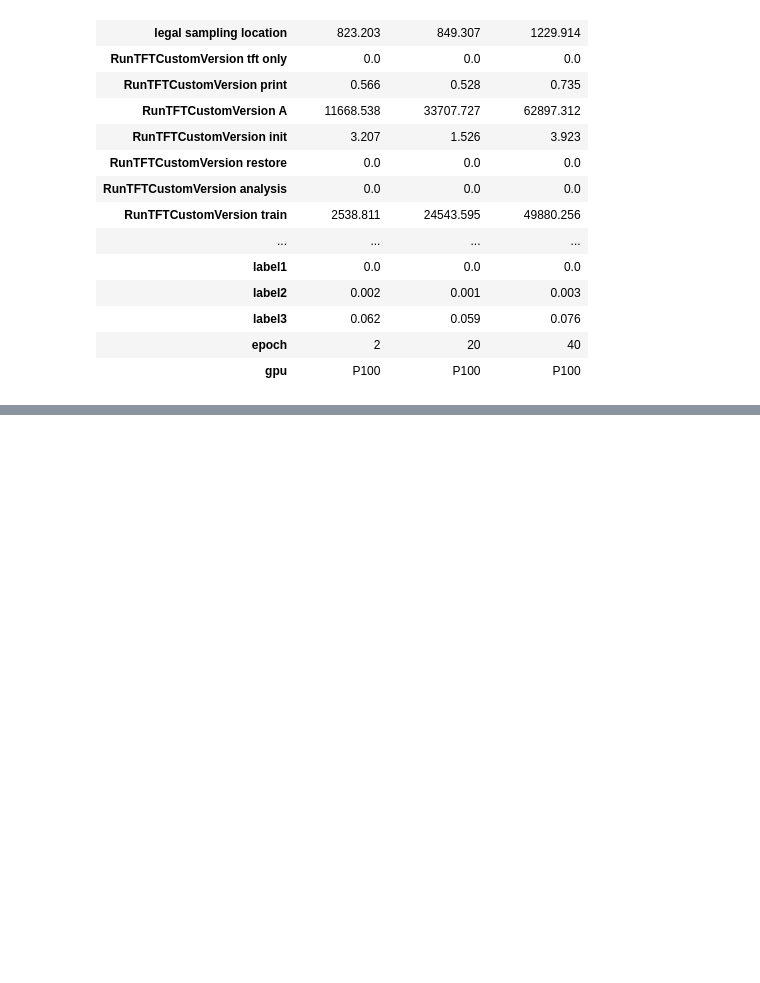
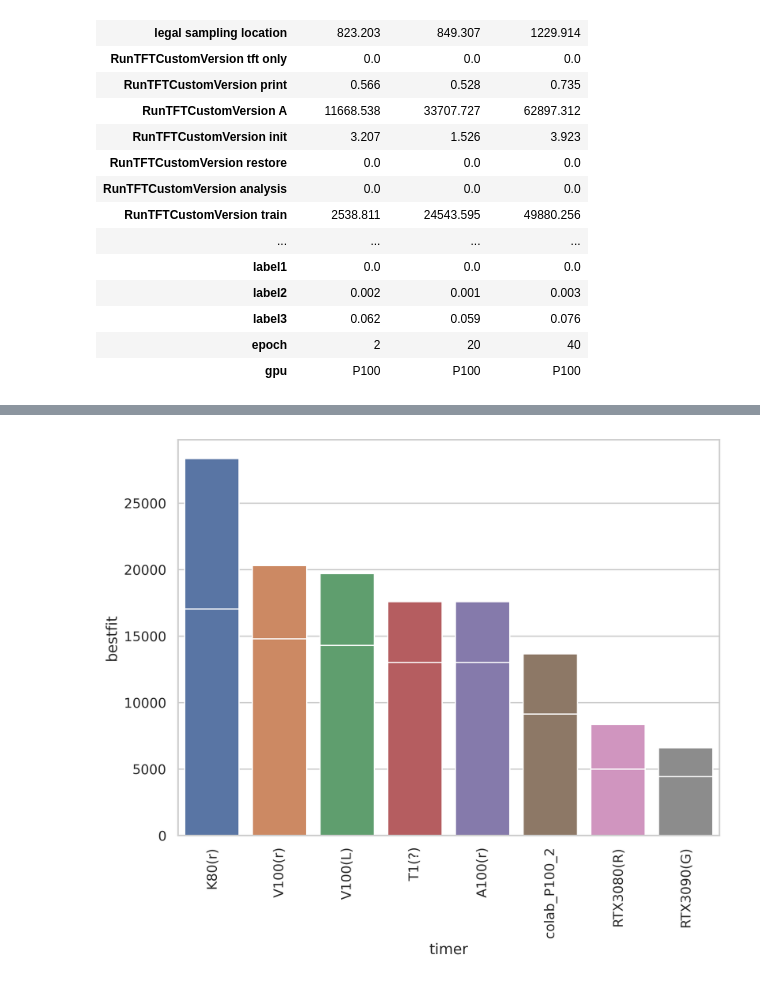
Before and after one commit to laszewsk/mlcommons, a Jupyter notebook: benchmarks/earthquake/mar2022/rtx3090.ipynb, the cells around one changed output, grey strips where cells are left out. Drawn from its saved outputs; the diff is of its cells as text; code cells hidden in the pictures; blank space fills up the shorter version.

Commit message:
update result

```diff
--- a/benchmarks/earthquake/mar2022/rtx3090.ipynb
+++ b/benchmarks/earthquake/mar2022/rtx3090.ipynb
@@ -363,0 +686,6 @@ plt.show()
+# %%
+epoch_2
+print (epoch_2.keys())
+epoch_2 = epoch_2.set_index('Timer')
+epoch2 = epoch_2.loc[["total", "RunTFTCustomVersion bestfit"]]
+epoch_2
@@ -363,0 +697,8 @@ plt.show()
+# %%
+b = df_colab
+b.index.name = "Timer"
+b = df.loc[["total", "RunTFTCustomVersion bestfit"]]
+b = b.rename(index={'RunTFTCustomVersion bestfit': 'bestfit'})
+
+b = b["colab_P100_2"]
+b
@@ -363,0 +710,4 @@ plt.show()
+# %%
+c=  epoch_2.loc[["total", "RunTFTCustomVersion bestfit"]]
+c = c.rename(index={'RunTFTCustomVersion bestfit': 'bestfit'})
+c
@@ -363,0 +719,8 @@ plt.show()
+# %%
+result = pd.concat([c,b], axis=1)
+result = result.transpose()
+result["timer"] = result.index
+result["total"] = result["total"].astype(float)
+result["bestfit"] = result["bestfit"].astype(float)
+result = result.sort_values(by='total', ascending=False)
+result
@@ -363,0 +737,11 @@ plt.show()
+# %%
+
+figure(figsize=(8, 6), dpi=360)
+
+sns.set_theme(style="whitegrid")
+tips = sns.load_dataset("tips")
+ax = sns.barplot(data=result, x="timer", y="total")
+ax = sns.barplot(data=result, x="timer", y="bestfit")
+ax.tick_params(axis='x', rotation=90)
+# %% [output]
+[figure, added]
```
Also changed, not shown: parts of 18 cells of this notebook.
